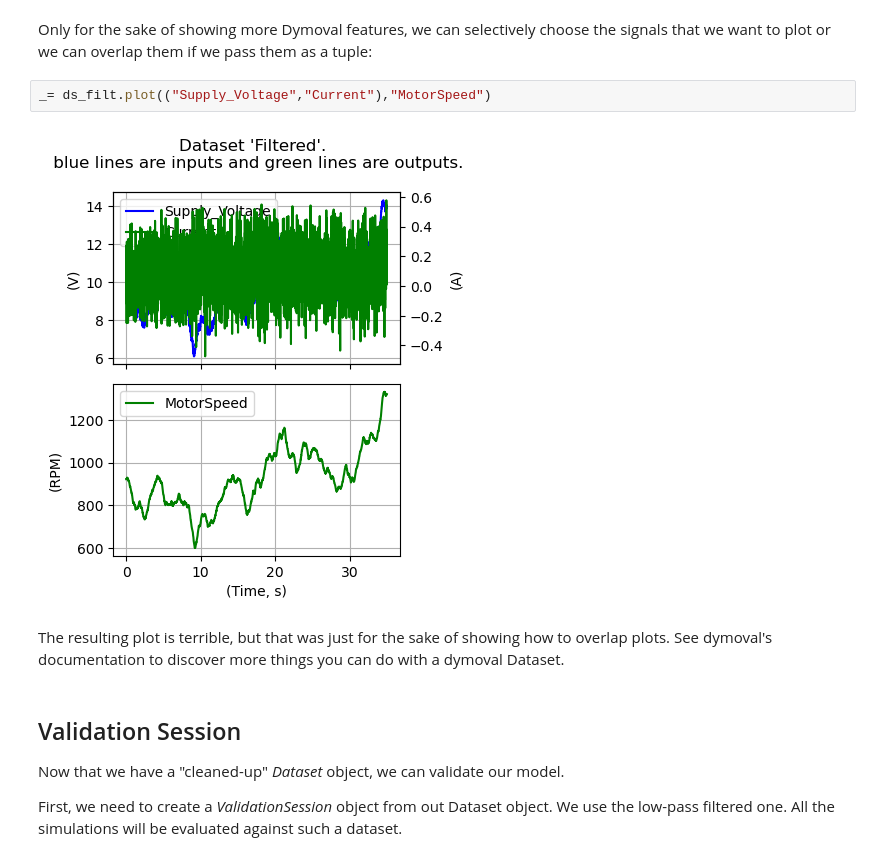
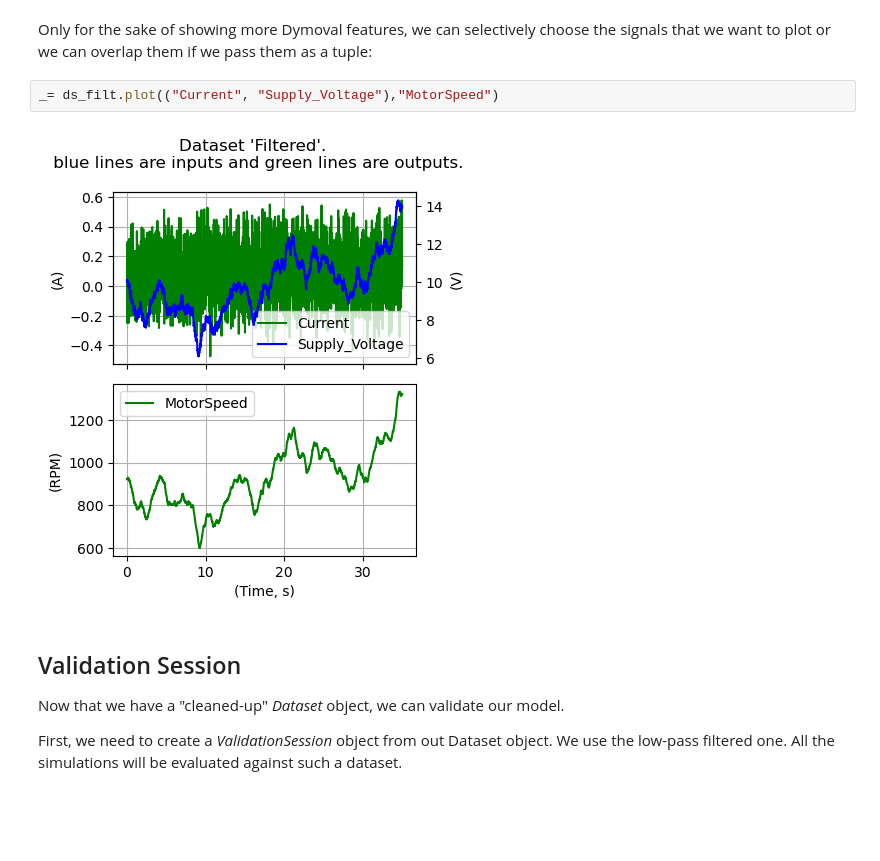
Before and after one commit to ubaldot/dymoval, a Jupyter notebook: src/dymoval_tutorial/dymoval_tutorial.ipynb, the cells around one changed output. Cells and saved outputs as stored; diff of their text form; blank space fills up the shorter version.

```diff
--- a/src/dymoval_tutorial/dymoval_tutorial.ipynb
+++ b/src/dymoval_tutorial/dymoval_tutorial.ipynb
@@ -166,11 +167,9 @@ cov_out
 # %% [markdown]
 Only for the sake of showing more Dymoval features, we can selectively choose the signals that we want to plot or we can overlap them if we pass them as a tuple:
 # %%
-_= ds_filt.plot(("Supply_Voltage","Current"),"MotorSpeed")
+_= ds_filt.plot(("Current", "Supply_Voltage"),"MotorSpeed")
 # %% [output]
-[figure, old version]
+[figure, new version]
-# %% [markdown]
-The resulting plot is terrible, but that was just for the sake of showing how to overlap plots. See dymoval's documentation to discover more things you can do with a dymoval Dataset.
 # %% [markdown]
 ## Validation Session
 
```
Also changed, not shown: parts of 17 cells of this notebook, 2 other files.
